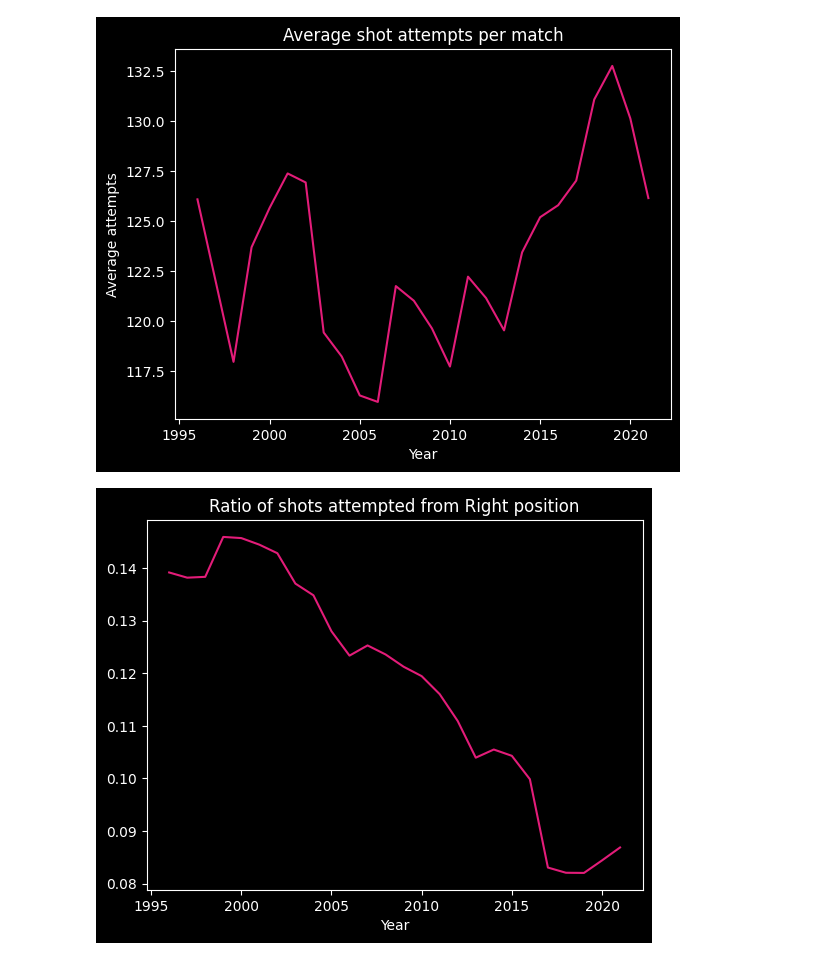
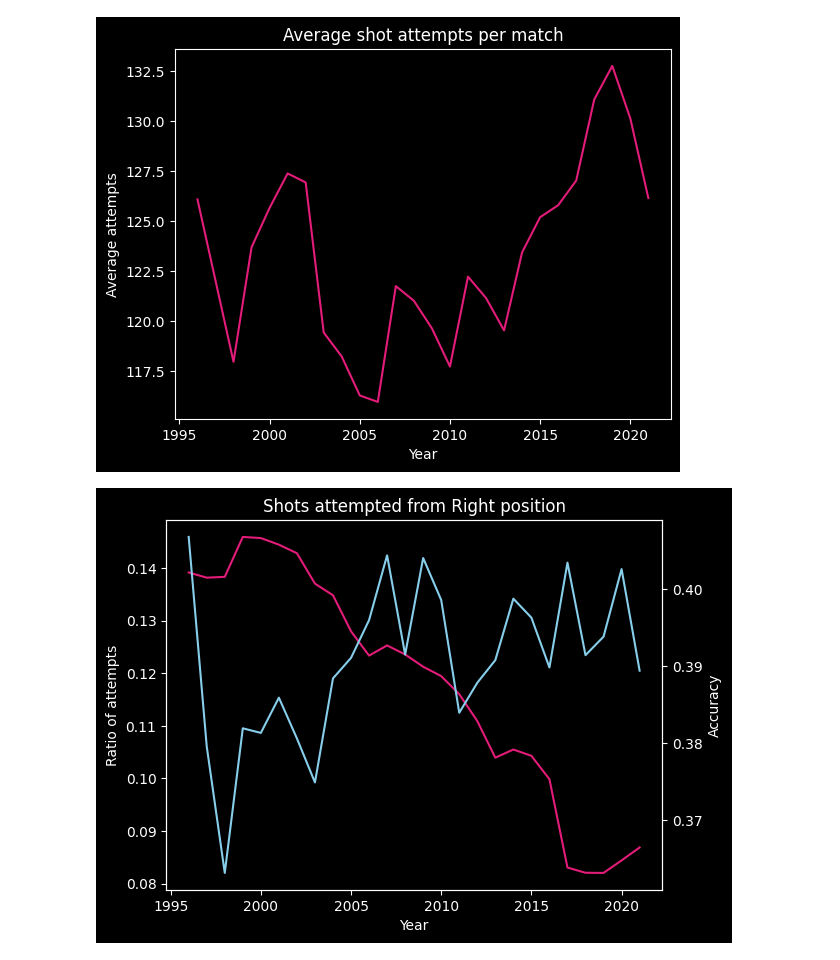
Before and after one commit to Zdolny99/NBA_shot_analysis, a Jupyter notebook: Accuracy-and-attempts-2pt-3pt-analysis.ipynb, the cells around one changed output. Cells and saved outputs as stored; diff of their text form; code cells hidden in the pictures.

```diff
--- a/Accuracy-and-attempts-2pt-3pt-analysis.ipynb
+++ b/Accuracy-and-attempts-2pt-3pt-analysis.ipynb
@@ -45,6 +45,12 @@ l_attempts_per_match_by_year = {}
 lc_attempts_per_match_by_year = {}
 rc_attempts_per_match_by_year = {}
 bc_attempts_per_match_by_year = {}
+r_accuracy_per_match_by_year = {}
+c_accuracy_per_match_by_year = {}
+l_accuracy_per_match_by_year = {}
+lc_accuracy_per_match_by_year = {}
+rc_accuracy_per_match_by_year = {}
+bc_accuracy_per_match_by_year = {}
 # %%
 def calcPoints(x, y):
     if y < 115:
@@ -70,6 +76,16 @@ for k,v in df_by_year.items():
     lc_attempts_per_match_by_year[k] = len(v[v['SHOT_ZONE_AREA'] == 'Left Side Center(LC)'])/len(v)
     l_attempts_per_match_by_year[k] = len(v[v['SHOT_ZONE_AREA'] == 'Left Side(L)'])/len(v)
     bc_attempts_per_match_by_year[k] = len(v[v['SHOT_ZONE_AREA'] == 'Back Court(BC)'])/len(v)
+# %%
+for k,v in df_by_year.items():
+    points = [calcPoints(rows['LOC_X'], rows['LOC_Y']) for index, rows in v.iterrows()]
+    v['attempted_points'] = points
+    r_accuracy_per_match_by_year[k] = accuracy(v[v['SHOT_ZONE_AREA'] == 'Right Side(R)'])
+    rc_accuracy_per_match_by_year[k] = accuracy(v[v['SHOT_ZONE_AREA'] == 'Right Side Center(RC)'])
+    c_accuracy_per_match_by_year[k] = accuracy(v[v['SHOT_ZONE_AREA'] == 'Center(C)'])
+    lc_accuracy_per_match_by_year[k] = accuracy(v[v['SHOT_ZONE_AREA'] == 'Left Side Center(LC)'])
+    l_accuracy_per_match_by_year[k] = accuracy(v[v['SHOT_ZONE_AREA'] == 'Left Side(L)'])
+    bc_accuracy_per_match_by_year[k] = accuracy(v[v['SHOT_ZONE_AREA'] == 'Back Court(BC)'])
 # %%
 import matplotlib.pylab as plt
 
@@ -84,6 +100,13 @@ lc_attempts_per_match_by_year_list = sorted(lc_attempts_per_match_by_year.items(
 c_attempts_per_match_by_year_list = sorted(c_attempts_per_match_by_year.items())
 bc_attempts_per_match_by_year_list = sorted(bc_attempts_per_match_by_year.items())
 
+r_accuracy_per_match_by_year_list = sorted(r_accuracy_per_match_by_year.items())
+l_accuracy_per_match_by_year_list = sorted(l_accuracy_per_match_by_year.items())
+rc_accuracy_per_match_by_year_list = sorted(rc_accuracy_per_match_by_year.items())
+lc_accuracy_per_match_by_year_list = sorted(lc_accuracy_per_match_by_year.items())
+c_accuracy_per_match_by_year_list = sorted(c_accuracy_per_match_by_year.items())
+bc_accuracy_per_match_by_year_list = sorted(bc_accuracy_per_match_by_year.items())
+
 x_two_pt, y_two_pt = zip(*two_pt_accuracy_by_year_list)
 x_three_pt, y_three_pt = zip(*three_pt_accuracy_by_year_list)
 x_ratio, y_ratio = zip(*ratio_three_two_attempts_by_year_list)
@@ -94,3 +117,10 @@ x_rc_attempts, y_rc_attempts = zip(*rc_attempts_per_match_by_year_list)
 x_lc_attempts, y_lc_attempts = zip(*lc_attempts_per_match_by_year_list)
 x_c_attempts, y_c_attempts = zip(*c_attempts_per_match_by_year_list)
 x_bc_attempts, y_bc_attempts = zip(*bc_attempts_per_match_by_year_list)
+
+x_r_accuracy, y_r_accuracy = zip(*r_accuracy_per_match_by_year_list)
+x_l_accuracy, y_l_accuracy = zip(*l_accuracy_per_match_by_year_list)
+x_rc_accuracy, y_rc_accuracy = zip(*rc_accuracy_per_match_by_year_list)
+x_lc_accuracy, y_lc_accuracy = zip(*lc_accuracy_per_match_by_year_list)
+x_c_accuracy, y_c_accuracy = zip(*c_accuracy_per_match_by_year_list)
+x_bc_accuracy, y_bc_accuracy = zip(*bc_accuracy_per_match_by_year_list)
@@ -105,3 +135,15 @@ def plot_data(x, y, title, xl, yl):
+# %%
+def twin_plots(x, y1, y2, title, xl, yl1, yl2):
+    plt.style.use('dark_background')
+    fig, ax = plt.subplots()
+    ax.plot(x, y1, color='#E31C79')
+    ax.set_xlabel(xl)
+    ax.set_ylabel(yl1)
+    ax2 = ax.twinx()
+    ax2.plot(x, y2, color='#87CEEB')
+    ax2.set_ylabel(yl2)
+    plt.title(title)
+    plt.show()
 # %%
 plot_data(x_two_pt, y_two_pt, 'Accuracy of two point attempts', 'Year', 'Accuracy')
 # %% [output]
@@ -119,7 +161,7 @@ plot_data(x_avg_attempts, y_avg_attempts, 'Average shot attempts per match', 'Ye
 # %% [output]
 [figure]
 # %%
-plot_data(x_r_attempts, y_r_attempts, 'Ratio of shots attempted from Right position', 'Year', '')
+twin_plots(x_r_attempts, y_r_attempts, y_r_accuracy, 'Shots attempted from Right position', 'Year', 'Ratio of attempts', 'Accuracy')
 # %% [output]
-[figure, old version]
+[figure, new version]
 # %%
```
Also changed, not shown: parts of 9 cells of this notebook, 1 other file.
